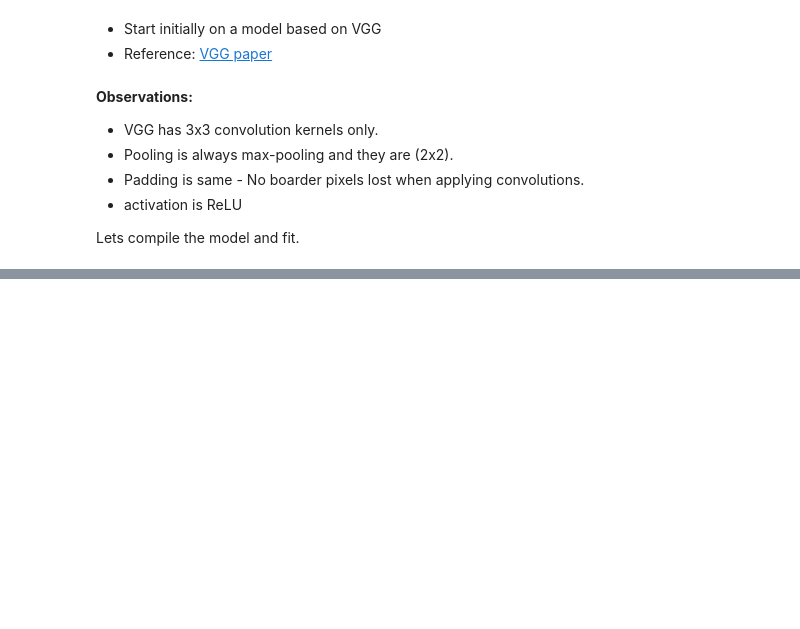
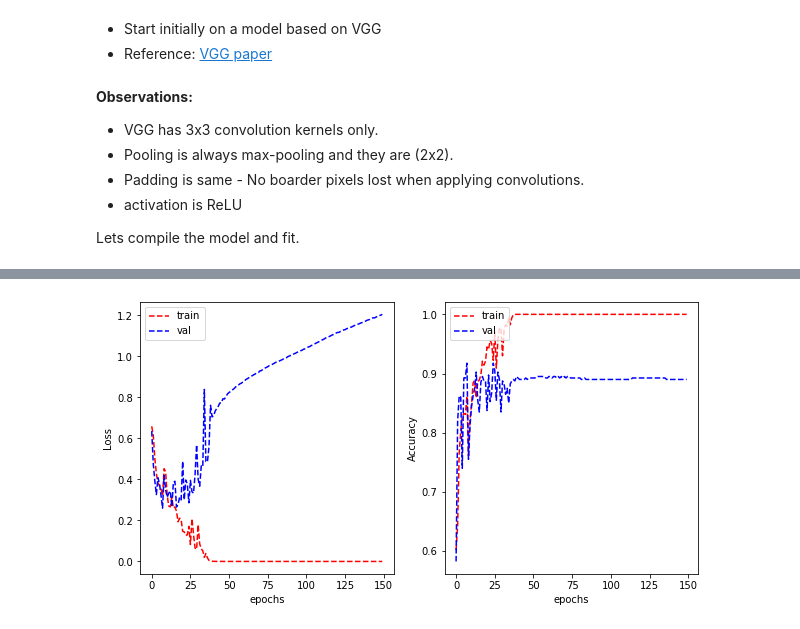
Before and after one commit to simonb65/COSC2673-A2, a Jupyter notebook: Ass2-P1.ipynb, the cells around one changed output, grey strips where cells are left out. Drawn from its saved outputs; the diff is of its cells as text; code cells hidden in the pictures; blank space fills up the shorter version.

```diff
--- a/Ass2-P1.ipynb
+++ b/Ass2-P1.ipynb
@@ -194,18 +197,20 @@ print("Took = ", datetime.datetime.now() - now)
 # %%
 plt.figure(figsize=(10,5))
 plt.subplot(1,2,1)
 plt.plot(history.history['loss'], 'r--')
 plt.plot(history.history['val_loss'], 'b--')
 plt.xlabel("epochs")
 plt.ylabel("Loss")
 plt.legend(['train', 'val'], loc='upper left')
 
 plt.subplot(1,2,2)
-plt.plot(history.history['categorical_accuracy'], 'r--')
-plt.plot(history.history['val_categorical_accuracy'], 'b--')
+plt.plot(history.history['binary_accuracy'], 'r--')
+plt.plot(history.history['val_binary_accuracy'], 'b--')
 plt.xlabel("epochs")
 plt.ylabel("Accuracy")
 plt.legend(['train', 'val'], loc='upper left')
 plt.show()
 
 plt.show()
+# %% [output]
+[figure, added]
```
Also changed, not shown: parts of 9 cells of this notebook.
